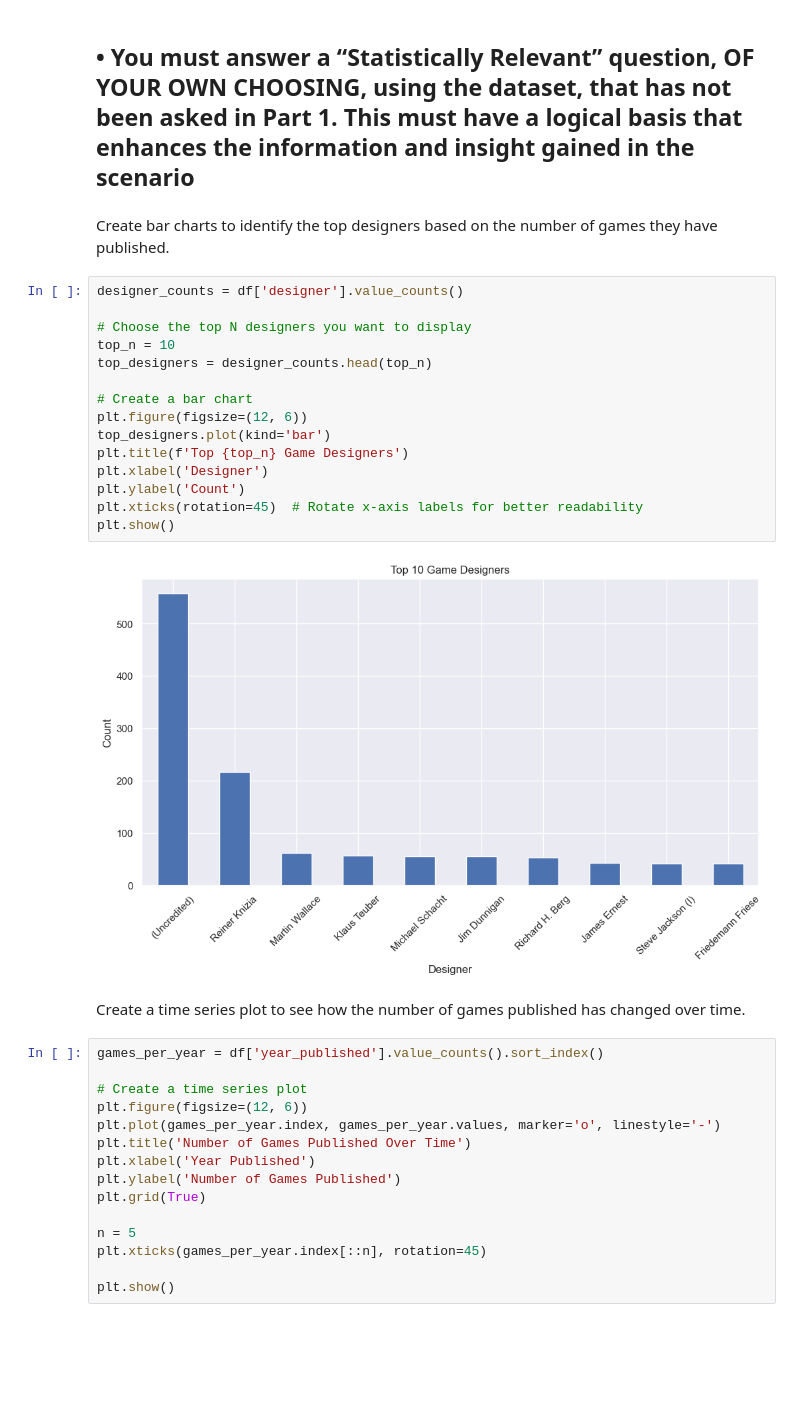
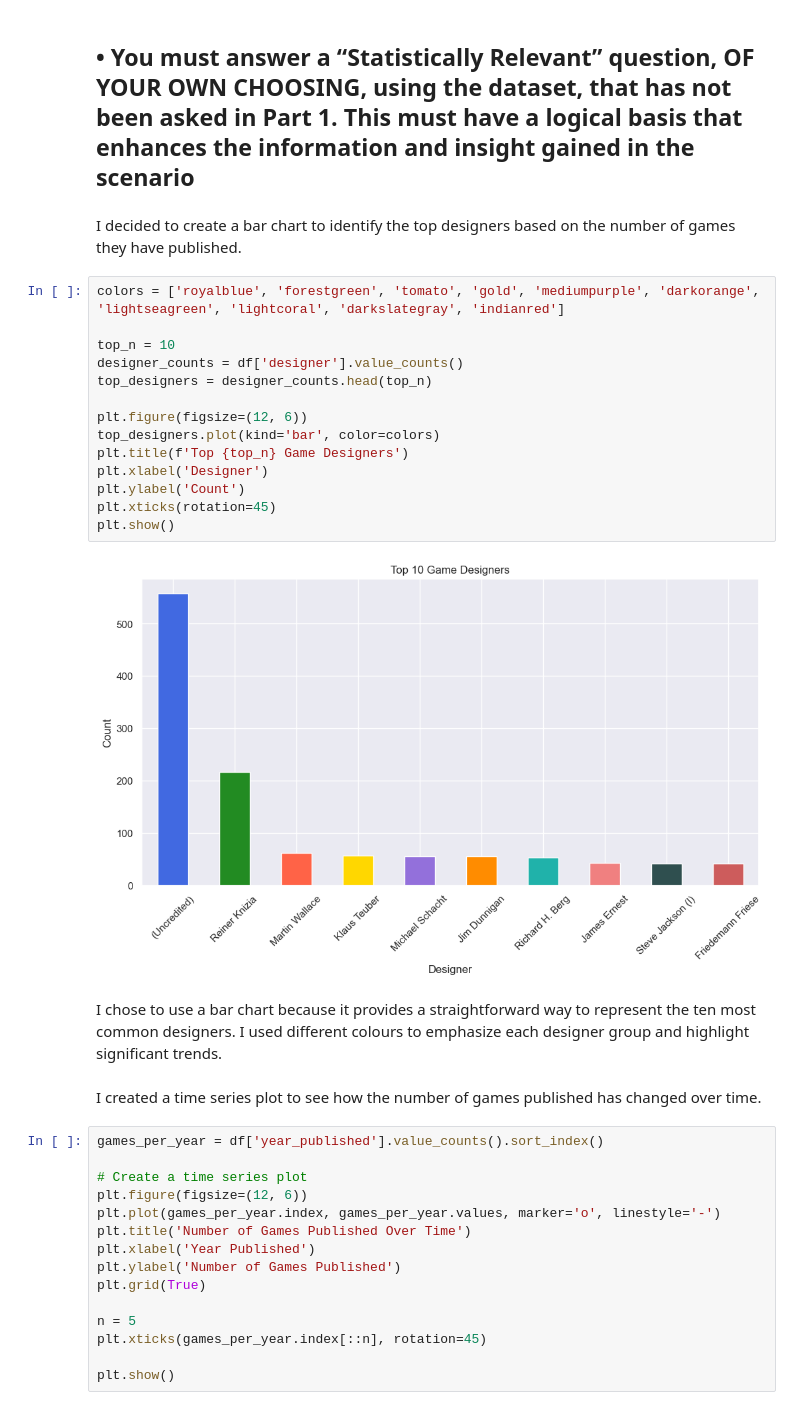
Before and after one commit to laisameno16/Data-Visualisation-Techniques, a Jupyter notebook: LaisAmeno_DVisHDip_CA1.ipynb, the cells around one changed output. Saved outputs shown, nothing was run; the diff lists cells and outputs as text; blank space fills up the shorter version.

```diff
--- a/LaisAmeno_DVisHDip_CA1.ipynb
+++ b/LaisAmeno_DVisHDip_CA1.ipynb
@@ -278,26 +277,27 @@ I chose to use the countplot function to visualize the five most common categori
 # %% [markdown]
 ## • You must answer a “Statistically Relevant” question, OF YOUR OWN CHOOSING, using the dataset, that has not been asked in Part 1. This must have a logical basis that enhances the information and insight gained in the scenario
 # %% [markdown]
-Create bar charts to identify the top designers based on the number of games they have published.
+I decided to create a bar chart to identify the top designers based on the number of games they have published.
-# %%
-designer_counts = df['designer'].value_counts()
-
-# Choose the top N designers you want to display
-top_n = 10
-top_designers = designer_counts.head(top_n)
-
-# Create a bar chart
-plt.figure(figsize=(12, 6))
-top_designers.plot(kind='bar')
-plt.title(f'Top {top_n} Game Designers')
-plt.xlabel('Designer')
-plt.ylabel('Count')
-plt.xticks(rotation=45)  # Rotate x-axis labels for better readability
-plt.show()
-# %% [output]
-[figure, removed]
+# %%
+colors = ['royalblue', 'forestgreen', 'tomato', 'gold', 'mediumpurple', 'darkorange', 'lightseagreen', 'lightcoral', 'darkslategray', 'indianred']
+
+top_n = 10
+designer_counts = df['designer'].value_counts()
+top_designers = designer_counts.head(top_n)
+
+plt.figure(figsize=(12, 6))
+top_designers.plot(kind='bar', color=colors)
+plt.title(f'Top {top_n} Game Designers')
+plt.xlabel('Designer')
+plt.ylabel('Count')
+plt.xticks(rotation=45)
+plt.show()
+# %% [output]
+[figure, added]
+# %% [markdown]
+I chose to use a bar chart because it provides a straightforward way to represent the ten most common designers. I used different colours to emphasize each designer group and highlight significant trends.
 # %% [markdown]
-Create a time series plot to see how the number of games published has changed over time.
+I created a time series plot to see how the number of games published has changed over time.
 # %%
 games_per_year = df['year_published'].value_counts().sort_index()
 
```
Also changed, not shown: parts of 4 cells of this notebook.
